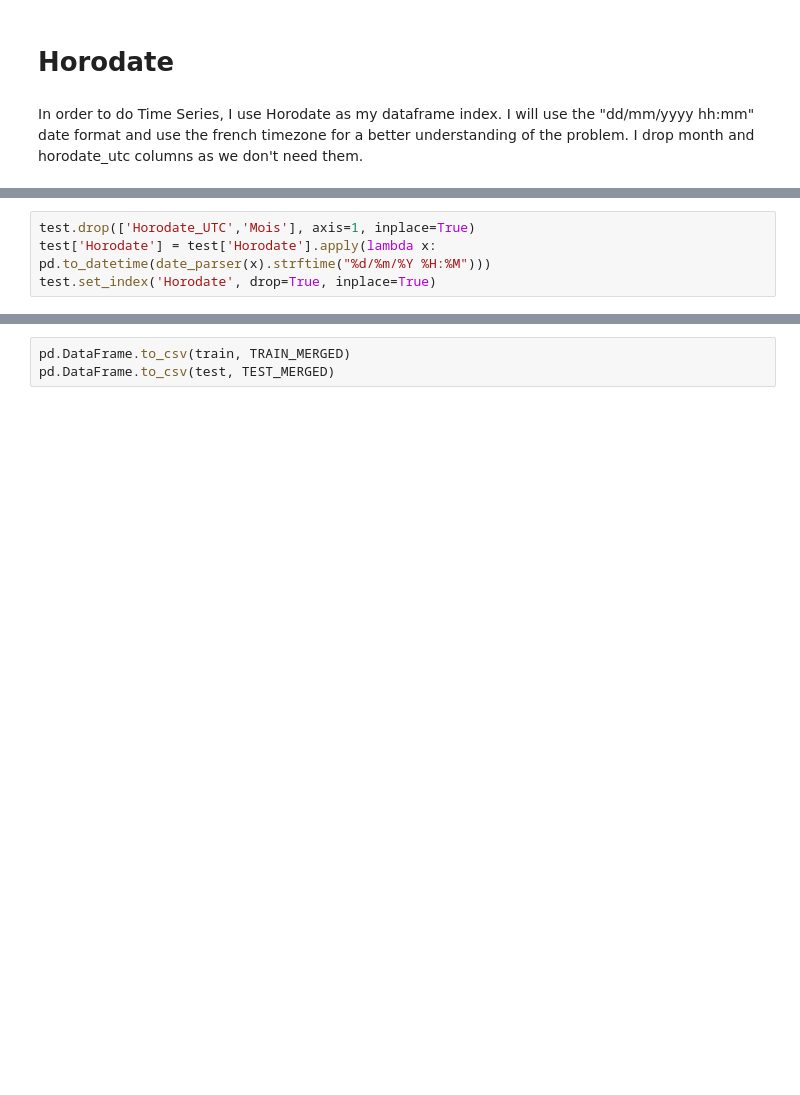
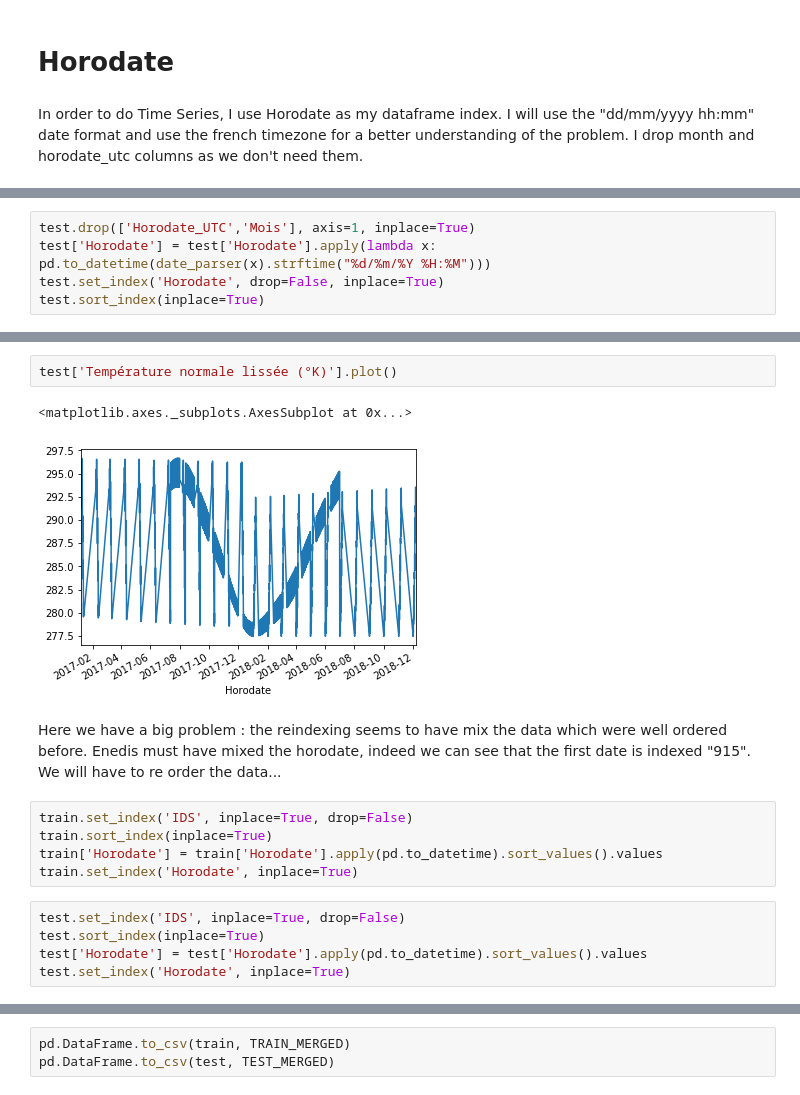
Before and after one commit to etnberz/enedis, a Jupyter notebook: notebooks/Data Processing.ipynb, the cells around one changed output, grey strips where cells are left out. Saved outputs shown, nothing was run; the diff lists cells and outputs as text; blank space fills up the shorter version.

```diff
--- a/notebooks/Data Processing.ipynb
+++ b/notebooks/Data Processing.ipynb
@@ -70,4 +72,5 @@ train.set_index('Horodate', drop=True, inplace=True)
 # %%
 test.drop(['Horodate_UTC','Mois'], axis=1, inplace=True)
 test['Horodate'] = test['Horodate'].apply(lambda x: pd.to_datetime(date_parser(x).strftime("%d/%m/%Y %H:%M")))
-test.set_index('Horodate', drop=True, inplace=True)
+test.set_index('Horodate', drop=False, inplace=True)
+test.sort_index(inplace=True)
@@ -135,0 +92,17 @@ miss = dt_df.join(train.sort_index(), how='outer')
+# %%
+test['Température normale lissée (°K)'].plot()
+# %% [output]
+<matplotlib.axes._subplots.AxesSubplot at 0x...>
+[figure, added]
+# %% [markdown]
+Here we have a big problem : the reindexing seems to have mix the data which were well ordered before. Enedis must have mixed the horodate, indeed we can see that the first date is indexed "915". We will have to re order the data...
+# %%
+train.set_index('IDS', inplace=True, drop=False)
+train.sort_index(inplace=True)
+train['Horodate'] = train['Horodate'].apply(pd.to_datetime).sort_values().values
+train.set_index('Horodate', inplace=True)
+# %%
+test.set_index('IDS', inplace=True, drop=False)
+test.sort_index(inplace=True)
+test['Horodate'] = test['Horodate'].apply(pd.to_datetime).sort_values().values
+test.set_index('Horodate', inplace=True)
```
Also changed, not shown: parts of 19 cells of this notebook, 2 other files.
